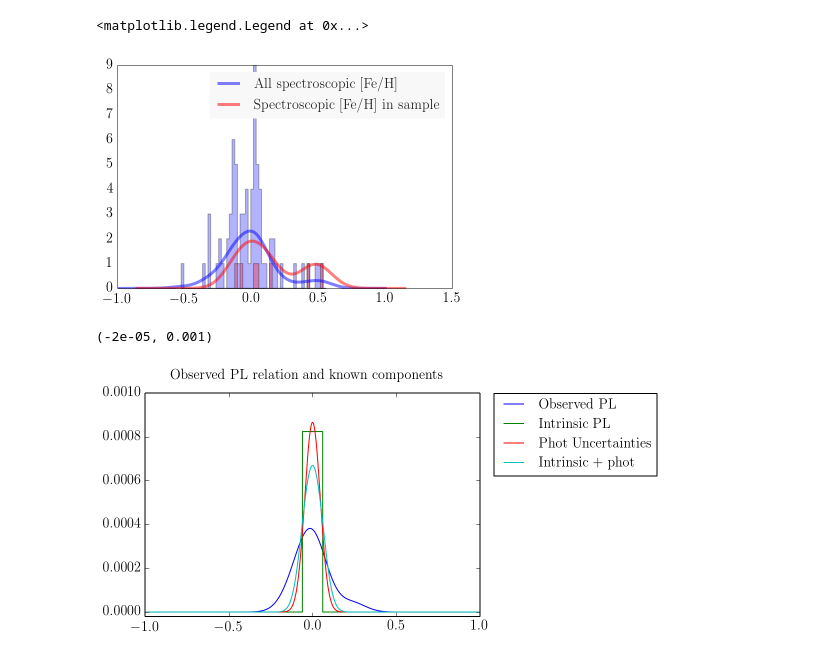
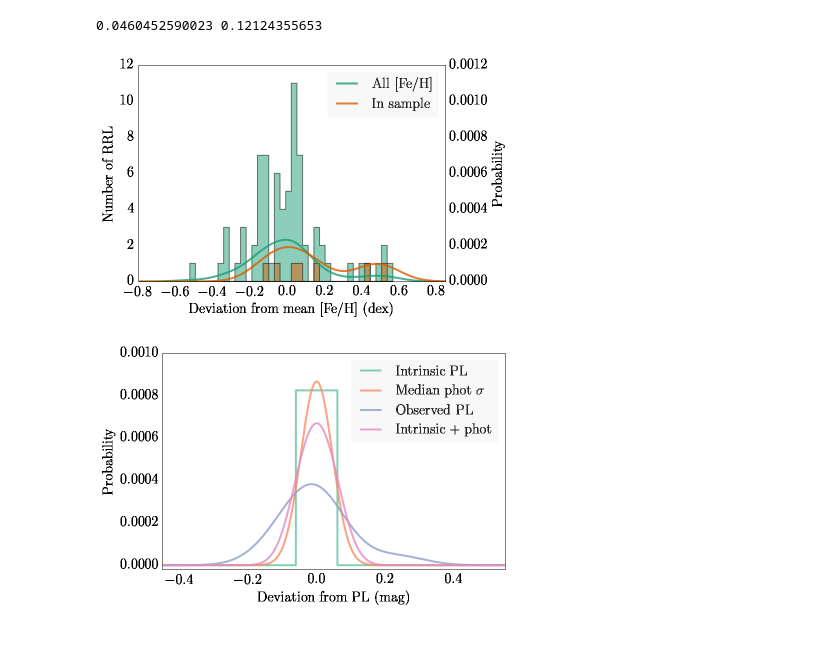
Before and after one commit to vickyscowcroft/omegaCen, a Jupyter notebook: reworked_fitting_code/Convolving_uncertianties_PL_relation_new.ipynb, the cells around one changed output. Saved outputs shown, nothing was run; the diff lists cells and outputs as text; code cells hidden in the pictures.

Commit message:
Metallicity distribution plot yak shaving

```diff
--- a/reworked_fitting_code/Convolving_uncertianties_PL_relation_new.ipynb
+++ b/reworked_fitting_code/Convolving_uncertianties_PL_relation_new.ipynb
@@ -1,6 +1,8 @@
 # %%
 %matplotlib inline
 %config InlineBackend.figure_format='retina'
+import brewer2mpl
+from cycler import cycler
 import matplotlib.pyplot as plt
 import pandas as pd
 import prettyplotlib as ppl
@@ -12,8 +14,11 @@ from scipy.optimize import curve_fit
 from sklearn.neighbors import KernelDensity
 from sklearn.grid_search import GridSearchCV
 from matplotlib import rc
+set2 = brewer2mpl.get_map('Dark2', 'qualitative', 8).mpl_colors
 rc('font', **{'family': 'serif', 'serif': ['Computer Modern Roman'], 'size':14})
 rc('text', usetex=True)
+rc('lines', linewidth=2)
+rc('axes', prop_cycle=cycler('color', set2))
 # %%
 def get_pseudo_pdf(big_grid, data, bmin=0.01, bmax=0.2, normed = False):
     grid = GridSearchCV(KernelDensity(),
@@ -61,15 +66,30 @@ meanfeh_diff = meanfeh - mean_feh_resid
+# %%
+print errscale, full_width_of_PL
+# %% [output]
+0.0460452590023 0.12124355653
 # %%
-histbins = np.arange(spectfeh.min(), spectfeh.max(), 0.02)
+histbins = np.linspace(spectfeh.min(), spectfeh.max(), len(spectfeh) / 2.)
 
 fig, ax = plt.subplots()
-ppl.plot(big_grid, feh_pdf, linewidth=3, alpha=0.5, label='All spectroscopic [Fe/H]')
-ax.hist(spectfeh, histbins, fc='blue', histtype='stepfilled', alpha=0.3)
-ax.plot(big_grid - meanfeh_diff, feh_pdf_trim, linewidth=3, alpha=0.5, label='Spectroscopic [Fe/H] in sample')
-ax.hist(spect_resid - meanfeh_diff, histbins, fc='red', histtype='stepfilled', alpha=0.3)
+ax2 = ax.twinx()
+ppl.plot(ax2, big_grid, feh_pdf/sum(feh_pdf), color=set2[0], alpha=0.8,
+         linewidth=2, label='All [Fe/H]')
+n,b,p=ax.hist(spectfeh, histbins, fc=set2[0], histtype='stepfilled', alpha=0.5)
+ppl.plot(ax,[],[])
+ax2.plot(big_grid - meanfeh_diff, feh_pdf_trim/sum(feh_pdf_trim), color=set2[1],
+        alpha=0.8, label='In sample')
+ax.hist(spect_resid - meanfeh_diff, histbins, fc=set2[1], histtype='stepfilled', alpha=0.5)
 ppl.legend(loc='best', prop={'size':14})
+ax.set_xlabel('Deviation from mean [Fe/H] (dex)')
+ax.set_ylabel('Number of RRL')
+ax2.set_ylabel('Probability')
+ax2.set_ylim(0, 12 / sum(feh_pdf))
+#plt.vlines(0,0,10,'k',linestyle='--',linewidth=0.75)
+plt.xlim(-0.8,0.85)
+fig.tight_layout()
+fig.savefig('final_plots/feh_distribution.pdf')
 # %% [output]
-<matplotlib.legend.Legend at 0x...>
-[figure, old version]
+[figure, new version]
 # %%
 full_width_of_PL = np.sqrt(12.)*0.035
 center_of_PL = -full_width_of_PL / 2
@@ -85,16 +105,21 @@ pmf_p = photometric.pdf(big_grid)*delta
 conv_pmf = scipy.signal.fftconvolve(pmf_i,pmf_p,'same')
 conv_pmf = conv_pmf/sum(conv_pmf)
 
-plt.plot(big_grid,pmf_o, label='Observed PL')
-plt.plot(big_grid,pmf_i, label='Intrinsic PL')
-plt.plot(big_grid,pmf_p, label='Phot Uncertainties')
-plt.plot(big_grid,conv_pmf, label='Intrinsic + phot')
-plt.legend(bbox_to_anchor=(1.55, 1.03), prop={'size':14})
-plt.suptitle('Observed PL relation and known components')
+fig = plt.figure()
+ppl.plot(big_grid,pmf_i, label='Intrinsic PL', linewidth=2, alpha=0.8)
+plt.plot(big_grid,pmf_p, label='Median phot $\sigma$', alpha=0.8)
+plt.plot(big_grid,pmf_o, label='Observed PL', alpha=0.8)
+plt.plot(big_grid,conv_pmf, label='Intrinsic + phot', alpha=0.8)
+ppl.legend(prop={'size':14})
+#plt.suptitle('Observed PL relation and known components')
 plt.ylim(-0.00002,0.001)
+plt.xlim(-0.45,0.55)
+plt.xlabel('Deviation from PL (mag)')
+plt.ylabel('Probability')
+fig.tight_layout()
+fig.savefig('final_plots/distributions_nofeh.pdf')
 # %% [output]
-(-2e-05, 0.001)
-[figure, old version]
+[figure, new version]
 # %%
 # so we divide big_grid by a scale factor to force the metallicity distribution
 # to fit within the observed distribution
```
Also changed, not shown: parts of 4 cells of this notebook, 11 other files.
